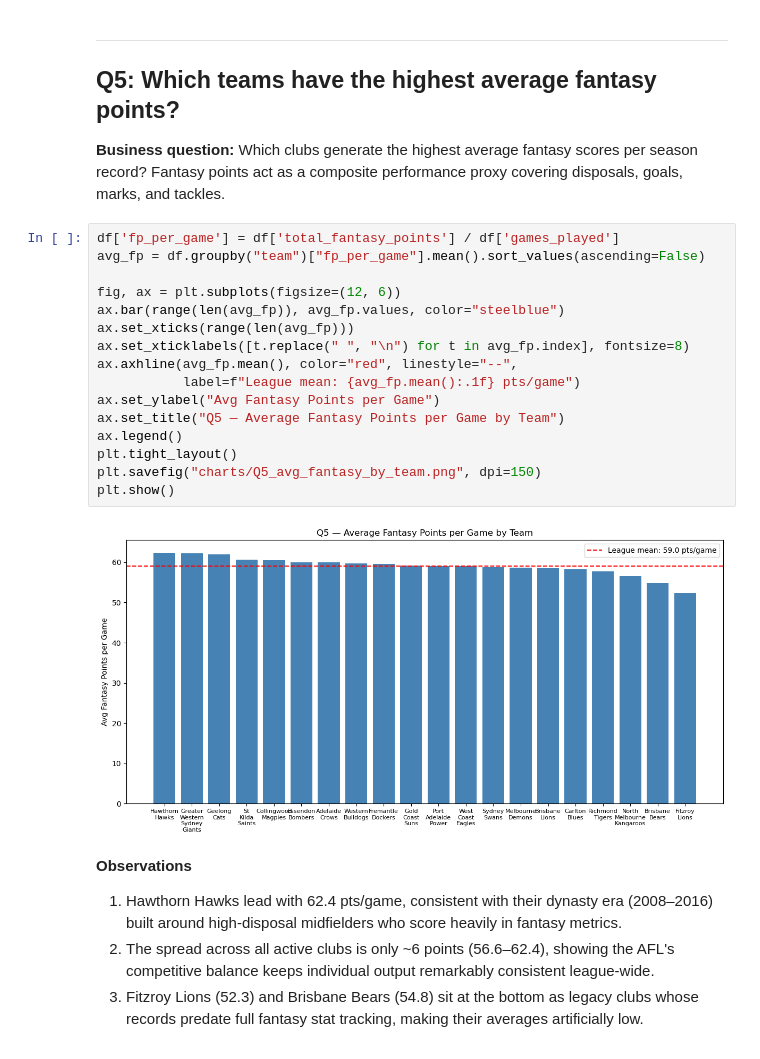
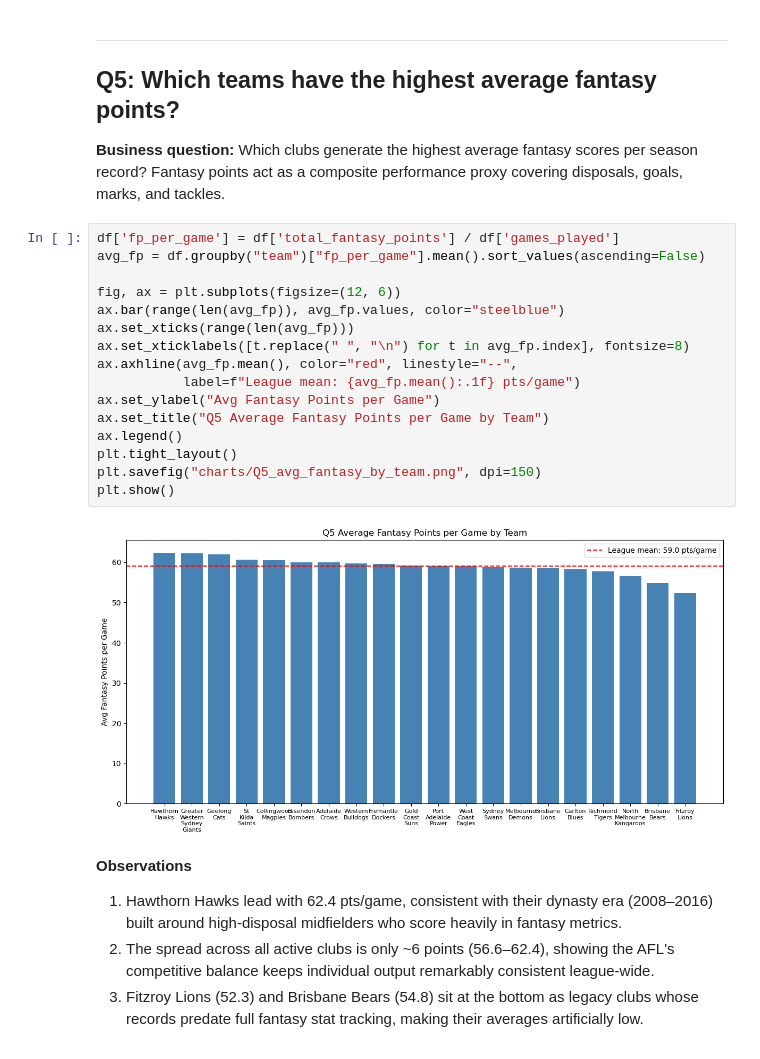
Before and after one commit to Dev-Squad-2-0/rania-shoaib, a Jupyter notebook: Week-1/Day-7/EDA_AFL.ipynb, the cells around one changed output. Cells and saved outputs as stored; diff of their text form.

```diff
--- a/Week-1/Day-7/EDA_AFL.ipynb
+++ b/Week-1/Day-7/EDA_AFL.ipynb
@@ -162,21 +162,21 @@ plt.show()
 # %%
 df['fp_per_game'] = df['total_fantasy_points'] / df['games_played']
 avg_fp = df.groupby("team")["fp_per_game"].mean().sort_values(ascending=False)
 
 fig, ax = plt.subplots(figsize=(12, 6))
 ax.bar(range(len(avg_fp)), avg_fp.values, color="steelblue")
 ax.set_xticks(range(len(avg_fp)))
 ax.set_xticklabels([t.replace(" ", "\n") for t in avg_fp.index], fontsize=8)
 ax.axhline(avg_fp.mean(), color="red", linestyle="--",
            label=f"League mean: {avg_fp.mean():.1f} pts/game")
 ax.set_ylabel("Avg Fantasy Points per Game")
-ax.set_title("Q5 — Average Fantasy Points per Game by Team")
+ax.set_title("Q5 Average Fantasy Points per Game by Team")
 ax.legend()
 plt.tight_layout()
 plt.savefig("charts/Q5_avg_fantasy_by_team.png", dpi=150)
 plt.show()
 # %% [output]
-[figure, old version]
+[figure, new version]
 # %% [markdown]
 **Observations**
 1. Hawthorn Hawks lead with 62.4 pts/game, consistent with their dynasty era (2008–2016)
```
Also changed, not shown: parts of 7 cells of this notebook, 7 other files.
